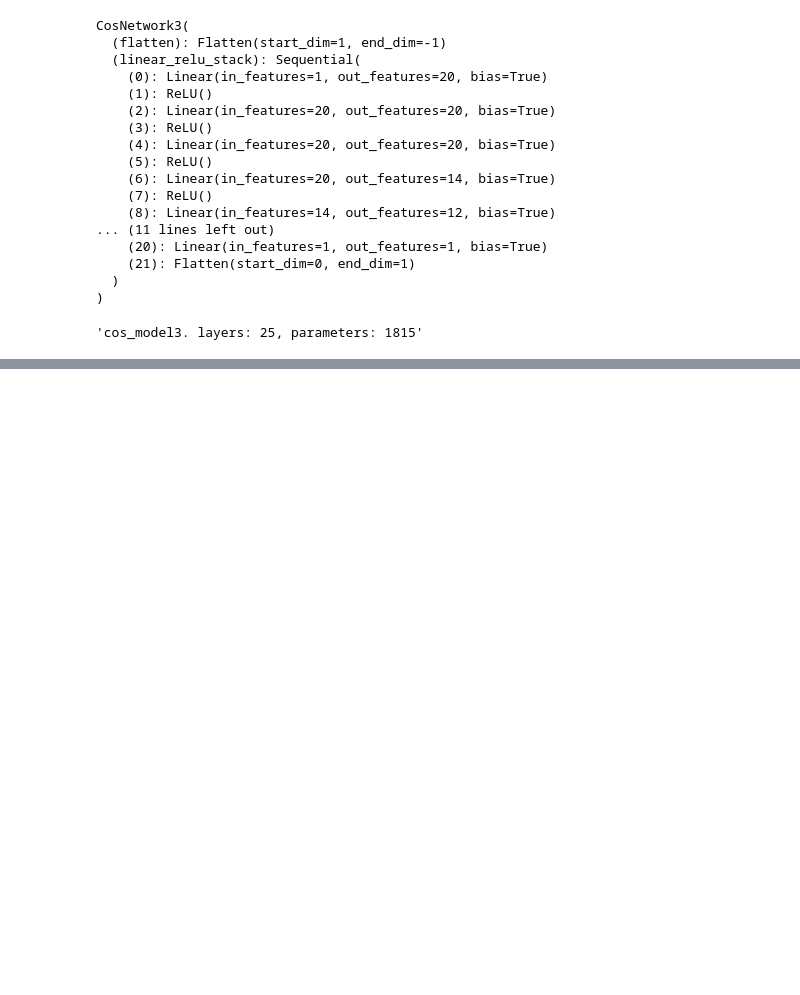
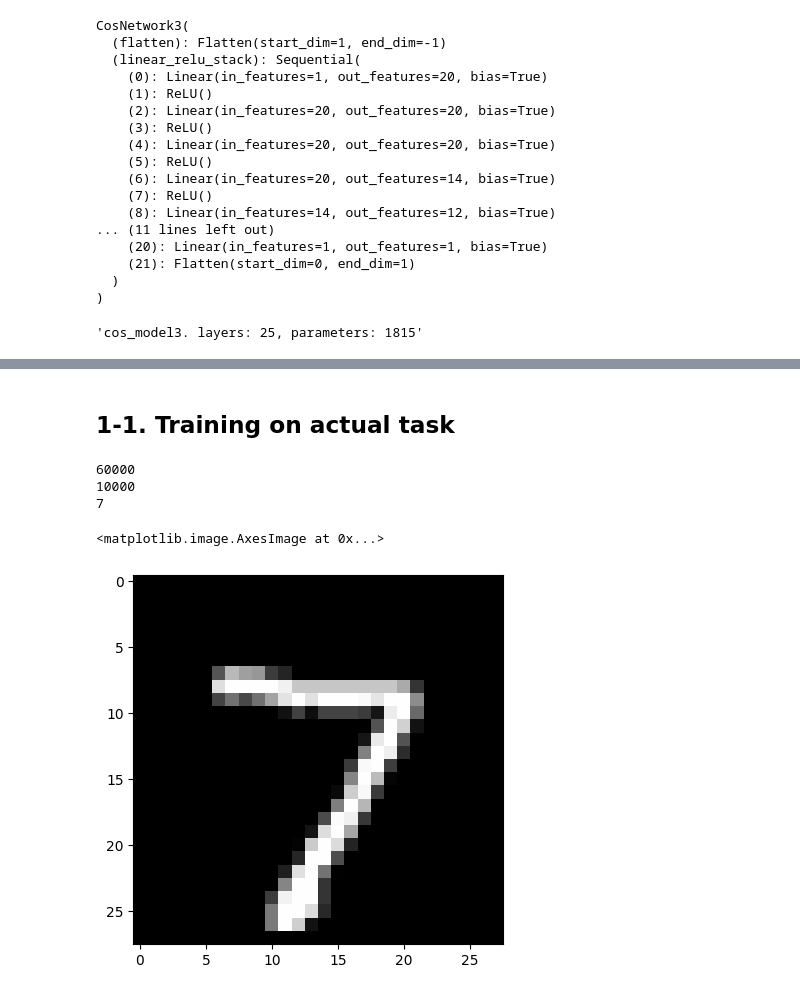
Before and after one commit to packdl/my-pytorch-learn-repo, a Jupyter notebook: homework.ipynb, the cells around one changed output, grey strips where cells are left out. Saved outputs shown, nothing was run; the diff lists cells and outputs as text; code cells hidden in the pictures; blank space fills up the shorter version.

Commit message:
Started exploring MNIST

```diff
--- a/homework.ipynb
+++ b/homework.ipynb
@@ -296,0 +343,19 @@ Test Error:
+# %% [markdown]
+## 1-1. Training on actual task
+# %%
+from torchvision import datasets
+from torchvision.transforms import ToTensor
+training_ds = datasets.MNIST(root="data", train=True, download=True, transform=ToTensor())
+test_ds = datasets.MNIST(root='data', train=False, download=True, transform=ToTensor())
+
+print(len(training_ds))
+print(len(test_ds))
+img, lbl = test_ds[0]
+print(lbl)
+plt.imshow(img.squeeze(), cmap='gray')
+# %% [output]
+60000
+10000
+7
+<matplotlib.image.AxesImage at 0x...>
+[figure, added]
```
Also changed, not shown: parts of 8 cells of this notebook.
